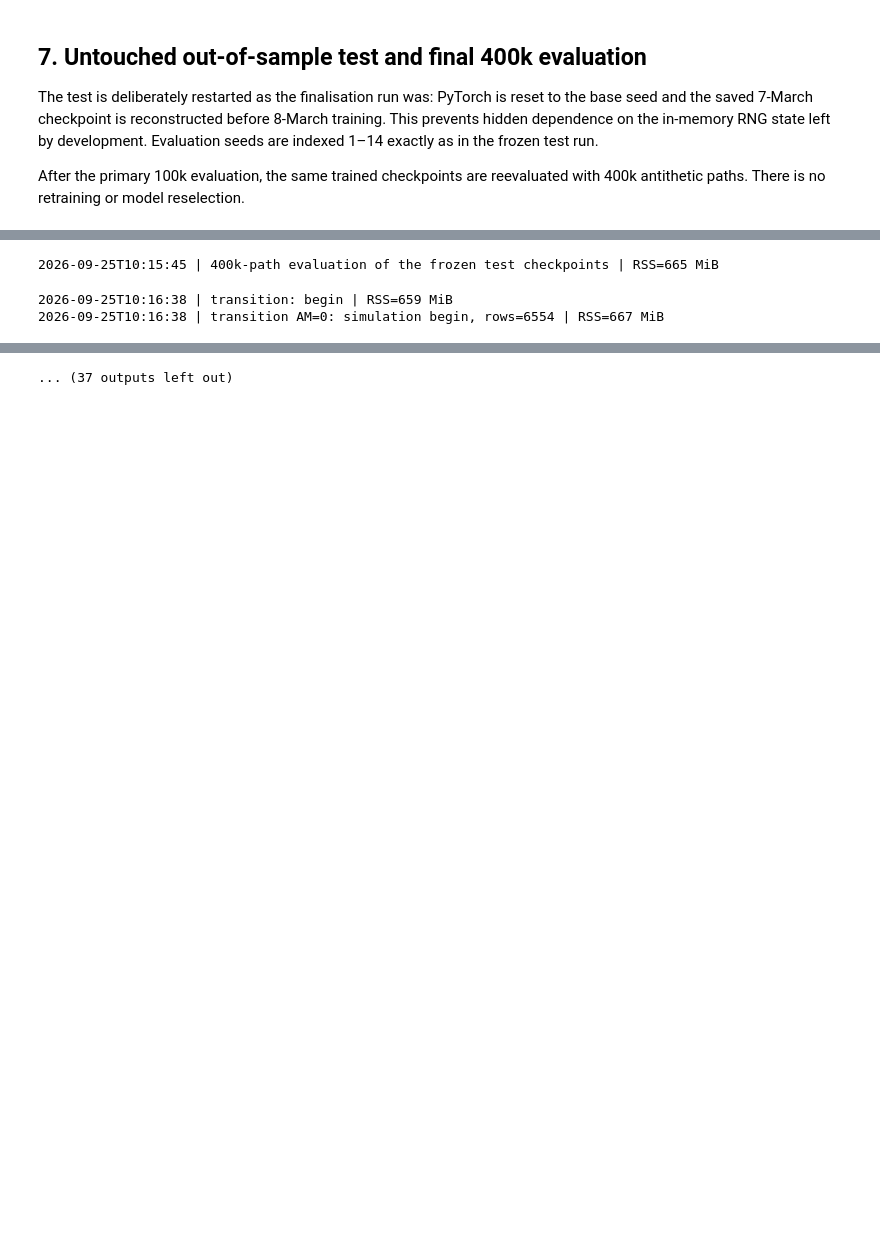
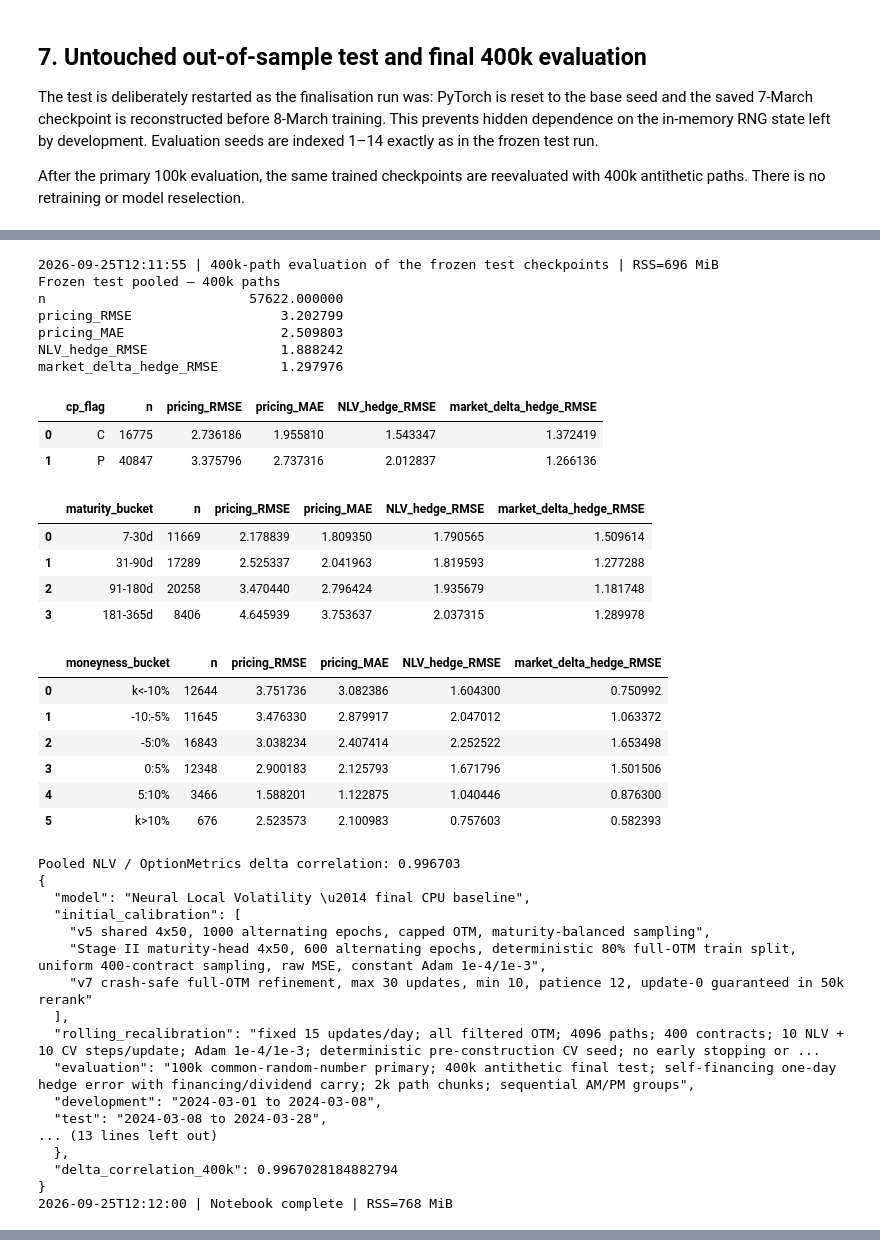
Before and after one commit to cxliuvictor/Exposition-to-NDEs, a Jupyter notebook: Codes/NSDE/05_Neural_LV_CPU_final_edited.ipynb, the cells around one changed output, grey strips where cells are left out. Drawn from its saved outputs; the diff is of its cells as text; code cells hidden in the pictures; blank space fills up the shorter version.

```diff
--- a/Codes/NSDE/05_Neural_LV_CPU_final_edited.ipynb
+++ b/Codes/NSDE/05_Neural_LV_CPU_final_edited.ipynb
@@ -2350,50 +2123,69 @@ def error_table(group):
 
 for group in ("cp_flag","maturity_bucket","moneyness_bucket"):
     table = error_table(group)
     display(table)
     table.to_csv(RESULT_DIR / f"test_400k_by_{group}.csv", index=False)
 
 delta_pairs = test_contracts[["neural_lv_delta","delta_market"]].dropna()
 delta_corr = pearson_reduction(delta_pairs["neural_lv_delta"], delta_pairs["delta_market"])
 print("Pooled NLV / OptionMetrics delta correlation:", f"{delta_corr:.6f}")
 
 
-
-plot_df = test_summary_400k.copy()
-plot_df["next_date"] = pd.to_datetime(plot_df["next_date"])
-
-fig, ax = plt.subplots(figsize=(10,4))
-ax.plot(plot_df["next_date"], plot_df["otm_pricing_RMSE"], marker="o")
-ax.set(title="Neural LV: next-day OTM pricing RMSE", xlabel="Target date", ylabel="RMSE")
-ax.grid(alpha=.25); fig.autofmt_xdate(); fig.tight_layout()
-fig.savefig(PLOT_DIR / "test_pricing_rmse.png", dpi=160); plt.show()
-
-fig, ax = plt.subplots(figsize=(10,4))
-ax.plot(plot_df["next_date"], plot_df["otm_NLV_hedge_RMSE"], marker="o", label="Neural-LV delta")
-ax.plot(plot_df["next_date"], plot_df["otm_market_delta_hedge_RMSE"], marker="o", label="OptionMetrics delta")
-ax.set(title="One-day hedge RMSE", xlabel="Target date", ylabel="RMSE")
-ax.legend(); ax.grid(alpha=.25); fig.autofmt_xdate(); fig.tight_layout()
-fig.savefig(PLOT_DIR / "test_hedge_rmse.png", dpi=160); plt.show()
-
 final_manifest = {
     "model": "Neural Local Volatility — final CPU baseline",
     "initial_calibration": [
         "v5 shared 4x50, 1000 alternating epochs, capped OTM, maturity-balanced sampling",
         "Stage II maturity-head 4x50, 600 alternating epochs, deterministic 80% full-OTM train split, uniform 400-contract sampling, raw MSE, constant Adam 1e-4/1e-3",
         "v7 crash-safe full-OTM refinement, max 30 updates, min 10, patience 12, update-0 guaranteed in 50k rerank",
     ],
     "rolling_recalibration": "fixed 15 updates/day; all filtered OTM; 4096 paths; 400 contracts; 10 NLV + 10 CV steps/update; Adam 1e-4/1e-3; deterministic pre-construction CV seed; no early stopping or reranking",
     "evaluation": "100k common-random-number primary; 400k antithetic final test; self-financing one-day hedge error with financing/dividend carry; 2k path chunks; sequential AM/PM groups",
     "development": "2024-03-01 to 2024-03-08",
     "test": "2024-03-08 to 2024-03-28",
     "test_100k": test_pooled_100k,
     "test_400k": test_pooled_400k,
     "delta_correlation_400k": float(delta_corr),
 }
 (CACHE_DIR / "final_manifest.json").write_text(json.dumps(final_manifest, indent=2, default=str), encoding="utf-8")
 print(json.dumps(final_manifest, indent=2, default=str))
 stage_log("Notebook complete")
 # %% [output]
-2026-09-25T10:15:45 | 400k-path evaluation of the frozen test checkpoints | RSS=665 MiB
+2026-09-25T12:11:55 | 400k-path evaluation of the frozen test checkpoints | RSS=696 MiB
+Frozen test pooled — 400k paths
+n                          57622.000000
+pricing_RMSE                   3.202799
+pricing_MAE                    2.509803
+NLV_hedge_RMSE                 1.888242
+market_delta_hedge_RMSE        1.297976
+|  | cp_flag | n | pricing_RMSE | pricing_MAE | NLV_hedge_RMSE | market_delta_hedge_RMSE |
+| 0 | C | 16775 | 2.736186 | 1.955810 | 1.543347 | 1.372419 |
+| 1 | P | 40847 | 3.375796 | 2.737316 | 2.012837 | 1.266136 |
+|  | maturity_bucket | n | pricing_RMSE | pricing_MAE | NLV_hedge_RMSE | market_delta_hedge_RMSE |
+| 0 | 7-30d | 11669 | 2.178839 | 1.809350 | 1.790565 | 1.509614 |
+| 1 | 31-90d | 17289 | 2.525337 | 2.041963 | 1.819593 | 1.277288 |
+| 2 | 91-180d | 20258 | 3.470440 | 2.796424 | 1.935679 | 1.181748 |
+| 3 | 181-365d | 8406 | 4.645939 | 3.753637 | 2.037315 | 1.289978 |
+|  | moneyness_bucket | n | pricing_RMSE | pricing_MAE | NLV_hedge_RMSE | market_delta_hedge_RMSE |
+| 0 | k<-10% | 12644 | 3.751736 | 3.082386 | 1.604300 | 0.750992 |
+| 1 | -10:-5% | 11645 | 3.476330 | 2.879917 | 2.047012 | 1.063372 |
+| 2 | -5:0% | 16843 | 3.038234 | 2.407414 | 2.252522 | 1.653498 |
+| 3 | 0:5% | 12348 | 2.900183 | 2.125793 | 1.671796 | 1.501506 |
+| 4 | 5:10% | 3466 | 1.588201 | 1.122875 | 1.040446 | 0.876300 |
+| 5 | k>10% | 676 | 2.523573 | 2.100983 | 0.757603 | 0.582393 |
-2026-09-25T10:16:38 | transition: begin | RSS=659 MiB
-2026-09-25T10:16:38 | transition AM=0: simulation begin, rows=6554 | RSS=667 MiB
+Pooled NLV / OptionMetrics delta correlation: 0.996703
+{
+  "model": "Neural Local Volatility \u2014 final CPU baseline",
+  "initial_calibration": [
+    "v5 shared 4x50, 1000 alternating epochs, capped OTM, maturity-balanced sampling",
+    "Stage II maturity-head 4x50, 600 alternating epochs, deterministic 80% full-OTM train split, uniform 400-contract sampling, raw MSE, constant Adam 1e-4/1e-3",
+    "v7 crash-safe full-OTM refinement, max 30 updates, min 10, patience 12, update-0 guaranteed in 50k rerank"
+  ],
+  "rolling_recalibration": "fixed 15 updates/day; all filtered OTM; 4096 paths; 400 contracts; 10 NLV + 10 CV steps/update; Adam 1e-4/1e-3; deterministic pre-construction CV seed; no early stopping or ...
+  "evaluation": "100k common-random-number primary; 400k antithetic final test; self-financing one-day hedge error with financing/dividend carry; 2k path chunks; sequential AM/PM groups",
+  "development": "2024-03-01 to 2024-03-08",
+  "test": "2024-03-08 to 2024-03-28",
+... (13 lines left out)
+  },
+  "delta_correlation_400k": 0.9967028184882794
+}
+2026-09-25T12:12:00 | Notebook complete | RSS=768 MiB
@@ -2534 +2191,0 @@ stage_log("Notebook complete")
-... (37 outputs left out)
```
Also changed, not shown: parts of 10 cells of this notebook, 13 other files.
